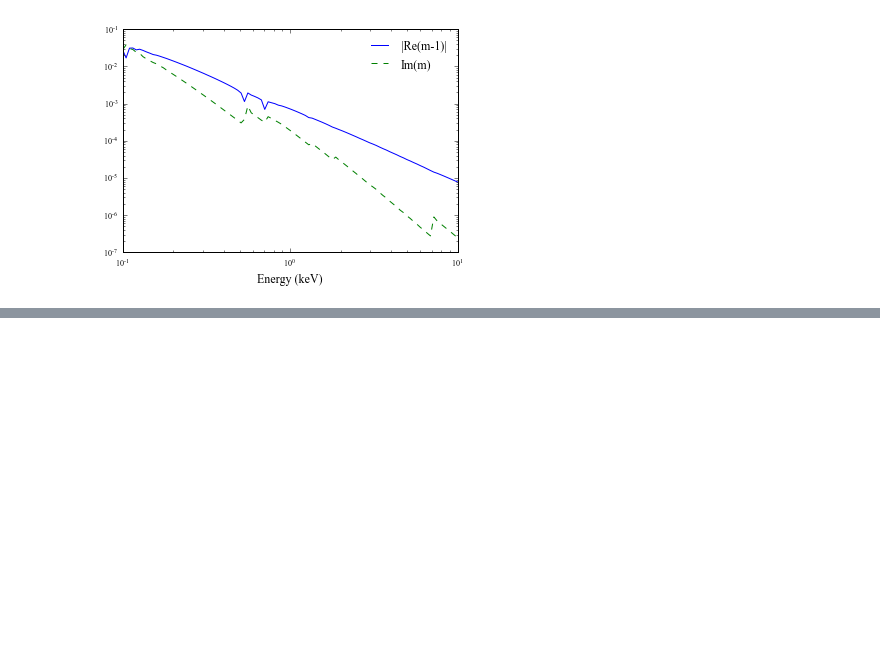
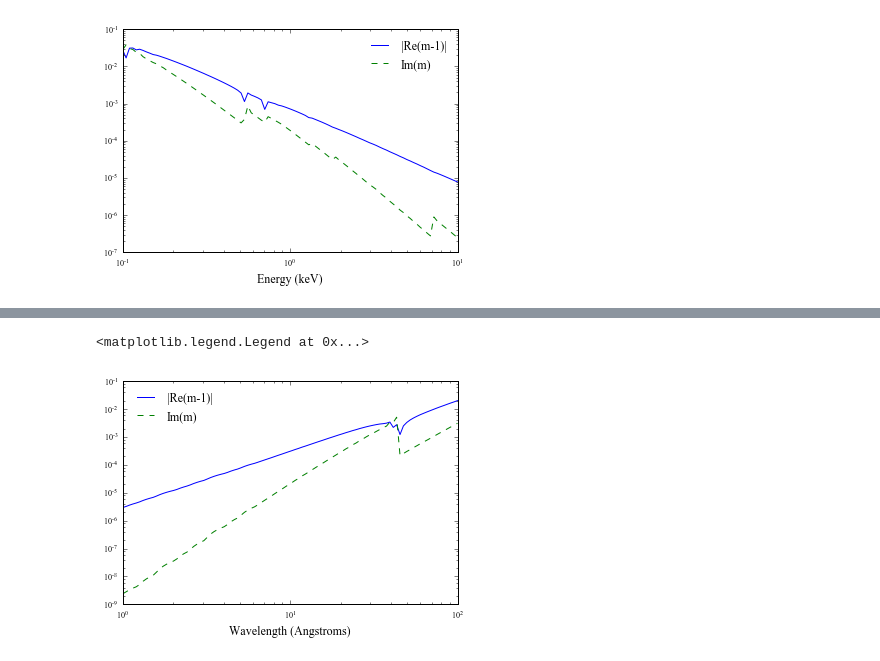
Before and after one commit to eblur/newdust, a Jupyter notebook: examples/plot_cmindex.ipynb, the cells around one changed output, grey strips where cells are left out. Saved outputs shown, nothing was run; the diff lists cells and outputs as text; code cells hidden in the pictures; blank space fills up the shorter version.

```diff
--- a/examples/plot_cmindex.ipynb
+++ b/examples/plot_cmindex.ipynb
@@ -50,0 +60,8 @@ plt.legend(loc='upper left', frameon=False)
+# %%
+ax = plt.subplot(111)
+gtest.plot(ax, lam=LAMBDA, unit='angs')
+plt.loglog()
+plt.legend(loc='upper left', frameon=False)
+# %% [output]
+<matplotlib.legend.Legend at 0x...>
+[figure, added]
```
Also changed, not shown: parts of 5 cells of this notebook, 3 other files.
